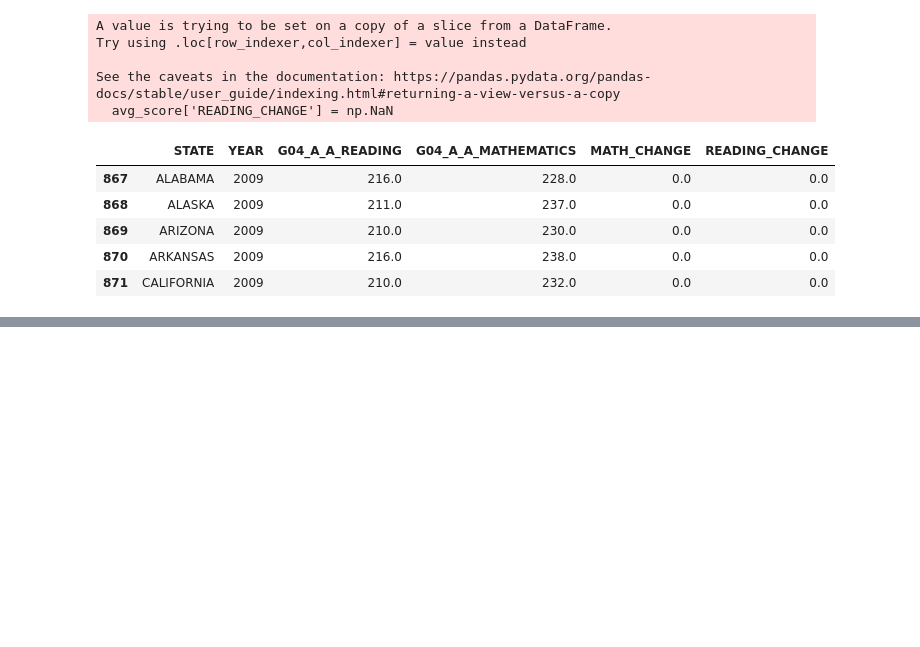
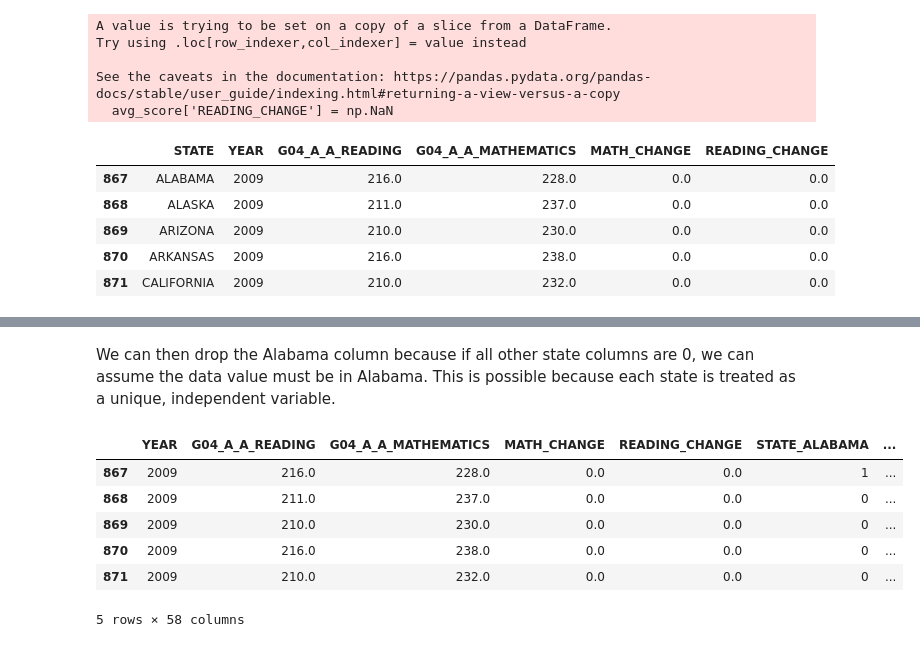
Before and after one commit to rohanondkar/rohanondkar.github.io, a Jupyter notebook: final.ipynb, the cells around one changed output, grey strips where cells are left out. Drawn from its saved outputs; the diff is of its cells as text; code cells hidden in the pictures; blank space fills up the shorter version.

```diff
--- a/final.ipynb
+++ b/final.ipynb
@@ -174,0 +177,17 @@ See the caveats in the documentation: https://pandas.pydata.org/pandas-docs/stab
+# %%
+# get dummies
+avg_score = pd.get_dummies(avg_score, columns=['STATE'])
+# %% [markdown]
+We can then drop the Alabama column because if all other state columns are 0, we can assume the data value must be in Alabama. This is possible because each state is treated as a unique, independent variable.
+# %%
+# drop alabama and reading and mathematics averages since we no longer need them
+state_avg = avg_score.drop(columns=['STATE_ALABAMA', 'G04_A_A_READING', 'G04_A_A_MATHEMATICS'])
+avg_score.head()
+# %% [output]
+|  | YEAR | G04_A_A_READING | G04_A_A_MATHEMATICS | MATH_CHANGE | READING_CHANGE | STATE_ALABAMA | ... |
+| 867 | 2009 | 216.0 | 228.0 | 0.0 | 0.0 | 1 | ... |
+| 868 | 2009 | 211.0 | 237.0 | 0.0 | 0.0 | 0 | ... |
+| 869 | 2009 | 210.0 | 230.0 | 0.0 | 0.0 | 0 | ... |
+| 870 | 2009 | 216.0 | 238.0 | 0.0 | 0.0 | 0 | ... |
+| 871 | 2009 | 210.0 | 232.0 | 0.0 | 0.0 | 0 | ... |
+5 rows × 58 columns
```
Also changed, not shown: parts of 3 cells of this notebook.
